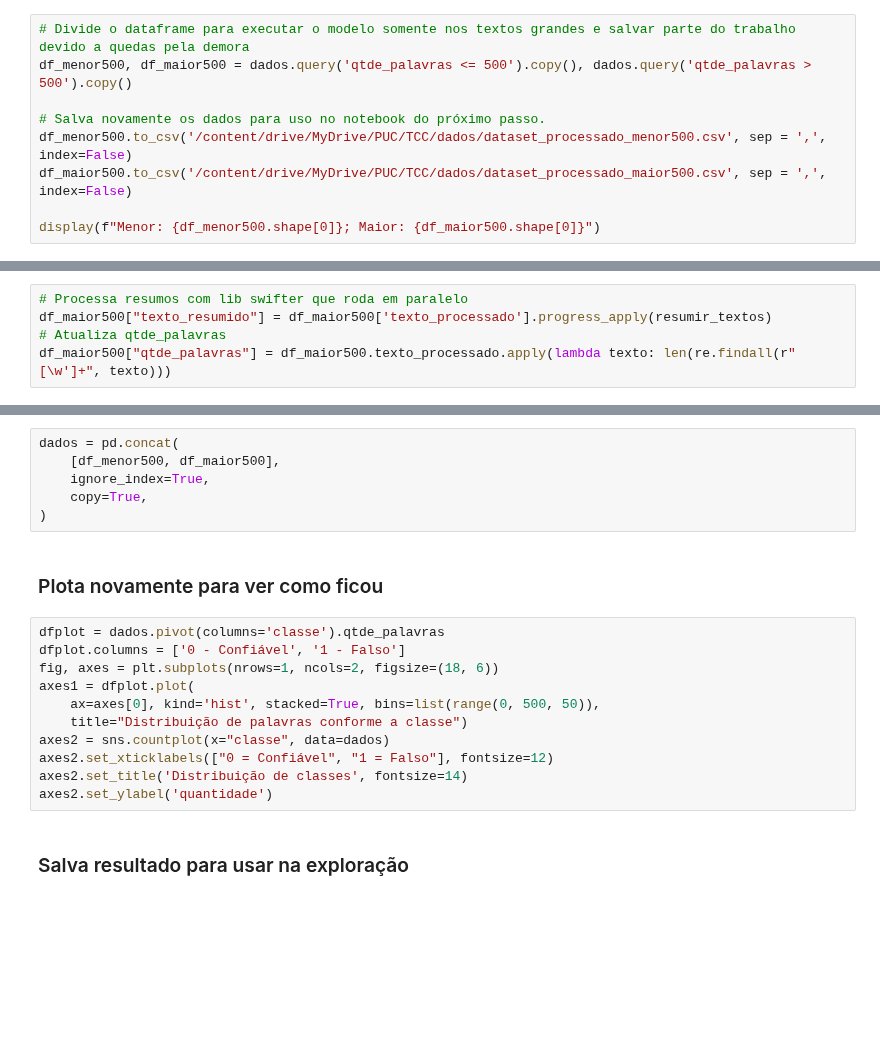
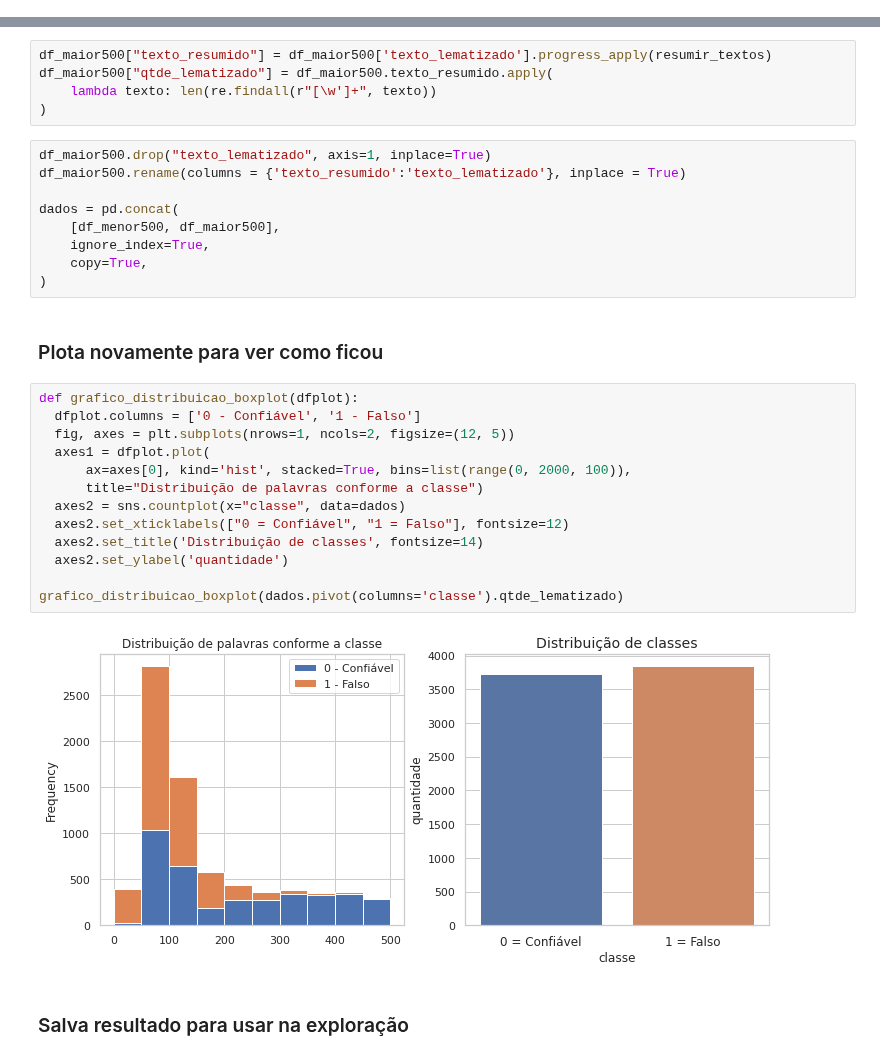
Before and after one commit to caesarcc/pucminas-tcc-fake-news-detection, a Jupyter notebook: passo02_pre_processamento.ipynb, the cells around one changed output, grey strips where cells are left out. Cells and saved outputs as stored; diff of their text form; blank space fills up the shorter version.

```diff
--- a/passo02_pre_processamento.ipynb
+++ b/passo02_pre_processamento.ipynb
@@ -208,9 +226,0 @@ def resumir_textos(texto):
-# %%
-# Divide o dataframe para executar o modelo somente nos textos grandes e salvar parte do trabalho devido a quedas pela demora
-df_menor500, df_maior500 = dados.query('qtde_palavras <= 500').copy(), dados.query('qtde_palavras > 500').copy()
-
-# Salva novamente os dados para uso no notebook do próximo passo.
-df_menor500.to_csv('/content/drive/MyDrive/PUC/TCC/dados/dataset_processado_menor500.csv', sep = ',', index=False)
-df_maior500.to_csv('/content/drive/MyDrive/PUC/TCC/dados/dataset_processado_maior500.csv', sep = ',', index=False)
-
-display(f"Menor: {df_menor500.shape[0]}; Maior: {df_maior500.shape[0]}")
@@ -219,5 +226,0 @@ display(f"Menor: {df_menor500.shape[0]}; Maior: {df_maior500.shape[0]}")
-# %%
-# Processa resumos com lib swifter que roda em paralelo
-df_maior500["texto_resumido"] = df_maior500['texto_processado'].progress_apply(resumir_textos)
-# Atualiza qtde_palavras
-df_maior500["qtde_palavras"] = df_maior500.texto_processado.apply(lambda texto: len(re.findall(r"[\w']+", texto)))
@@ -226,4 +250,12 @@ KeyboardInterrupt: ignored
+# %%
+df_maior500["texto_resumido"] = df_maior500['texto_lematizado'].progress_apply(resumir_textos)
+df_maior500["qtde_lematizado"] = df_maior500.texto_resumido.apply(
+    lambda texto: len(re.findall(r"[\w']+", texto))
+)
 # %%
+df_maior500.drop("texto_lematizado", axis=1, inplace=True)
+df_maior500.rename(columns = {'texto_resumido':'texto_lematizado'}, inplace = True)
+
 dados = pd.concat(
     [df_menor500, df_maior500],
     ignore_index=True,
@@ -232,16 +264,20 @@ dados = pd.concat(
 # %% [markdown]
 ### Plota novamente para ver como ficou
 # %%
-dfplot = dados.pivot(columns='classe').qtde_palavras
-dfplot.columns = ['0 - Confiável', '1 - Falso']
-fig, axes = plt.subplots(nrows=1, ncols=2, figsize=(18, 6))
-axes1 = dfplot.plot(
-    ax=axes[0], kind='hist', stacked=True, bins=list(range(0, 500, 50)),
-    title="Distribuição de palavras conforme a classe")
-axes2 = sns.countplot(x="classe", data=dados)
-axes2.set_xticklabels(["0 = Confiável", "1 = Falso"], fontsize=12)
-axes2.set_title('Distribuição de classes', fontsize=14)
-axes2.set_ylabel('quantidade')
+def grafico_distribuicao_boxplot(dfplot):
+  dfplot.columns = ['0 - Confiável', '1 - Falso']
+  fig, axes = plt.subplots(nrows=1, ncols=2, figsize=(12, 5))
+  axes1 = dfplot.plot(
+      ax=axes[0], kind='hist', stacked=True, bins=list(range(0, 2000, 100)),
+      title="Distribuição de palavras conforme a classe")
+  axes2 = sns.countplot(x="classe", data=dados)
+  axes2.set_xticklabels(["0 = Confiável", "1 = Falso"], fontsize=12)
+  axes2.set_title('Distribuição de classes', fontsize=14)
+  axes2.set_ylabel('quantidade')
+
+grafico_distribuicao_boxplot(dados.pivot(columns='classe').qtde_lematizado)
+# %% [output]
+[figure, added]
 # %% [markdown]
 ### Salva resultado para usar na exploração
 # %%
```
Also changed, not shown: parts of 33 cells of this notebook.
